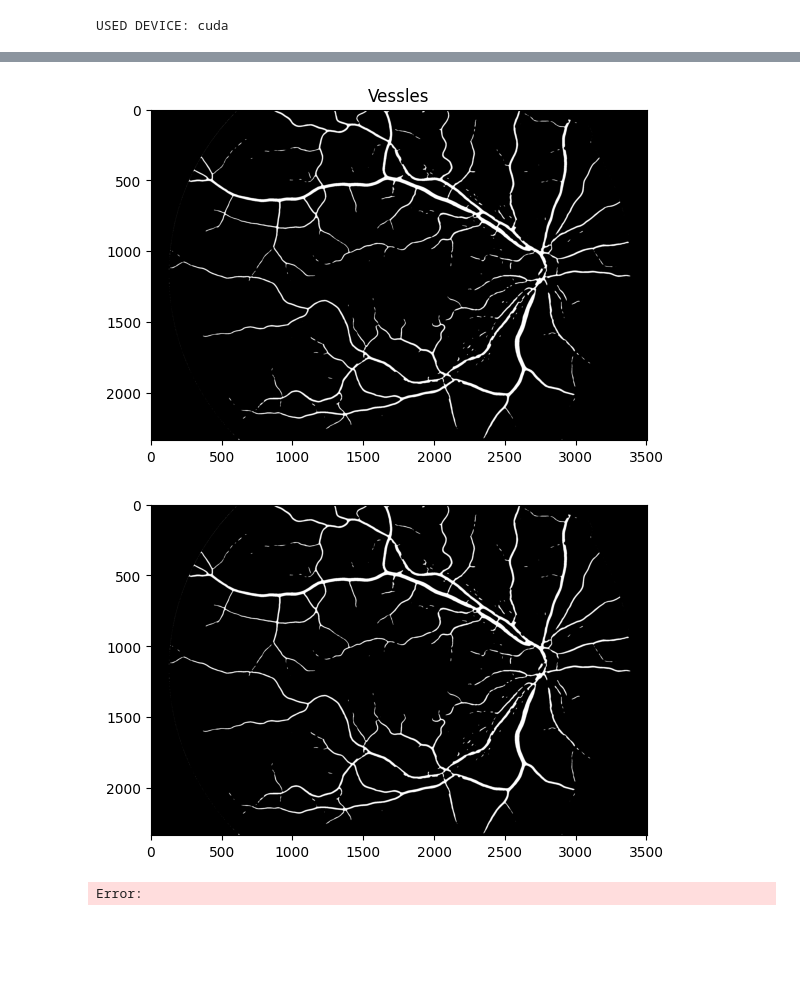
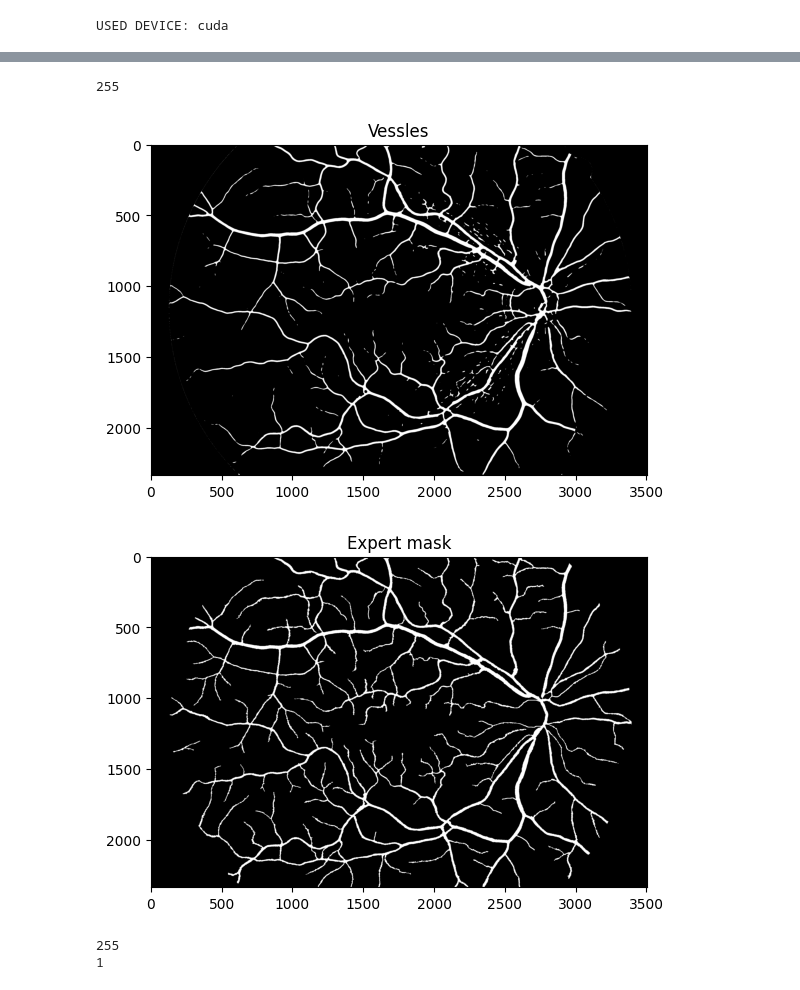
Before and after one commit to StanislawMarszalek/segmentation-of-fundus-images, a Jupyter notebook: vessel_segmentation_app.ipynb, the cells around one changed output, grey strips where cells are left out. Cells and saved outputs as stored; diff of their text form; code cells hidden in the pictures; blank space fills up the shorter version.

```diff
--- a/vessel_segmentation_app.ipynb
+++ b/vessel_segmentation_app.ipynb
@@ -18,7 +19,14 @@ USED DEVICE: cuda
 # %%
 img=read_img(".\images\\15_h.jpg")
 mask=read_img(".\mask\\15_h_mask.tif")
-show_img(img[:,:,1],"Before")
-vessels=classic_vessel_segmentation(img,mask,threshold=0.012)
+####Trzeba robic kopier origyniały zeby pozniej było do rysowania
+img_copy=deepcopy(img)
+show_img(img,"Before",False)
+print(mask.max())
+vessels=classic_vessel_segmentation(img,mask,threshold=0.009)
 show_img(vessels,"Vessles")
+true_vessels=read_img(".\manual1\\15_h.tif")
+show_img(true_vessels,"Expert mask")
+print(true_vessels.max())
+print(vessels.max())
 # %% [output]
@@ -26,3 +34,5 @@ show_img(vessels,"Vessles")
+255
-[figure, old version]
+[figure, new version]
-[figure, old version]
+[figure, new version]
-Error:
+255
+1
```
Also changed, not shown: parts of 4 cells of this notebook.
